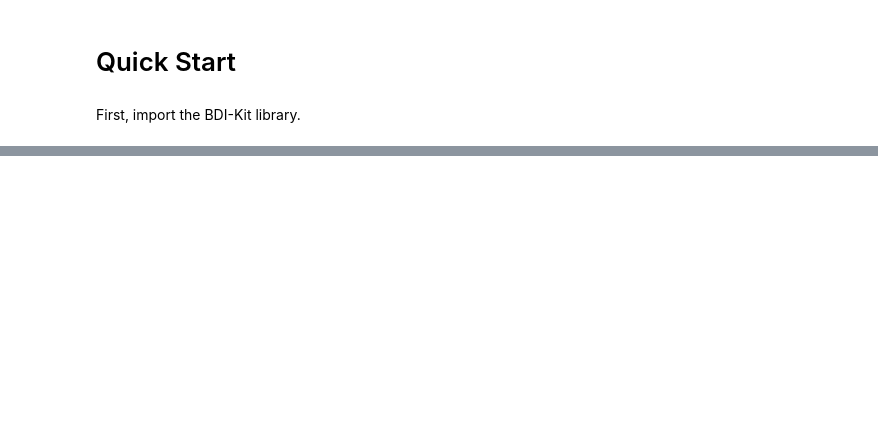
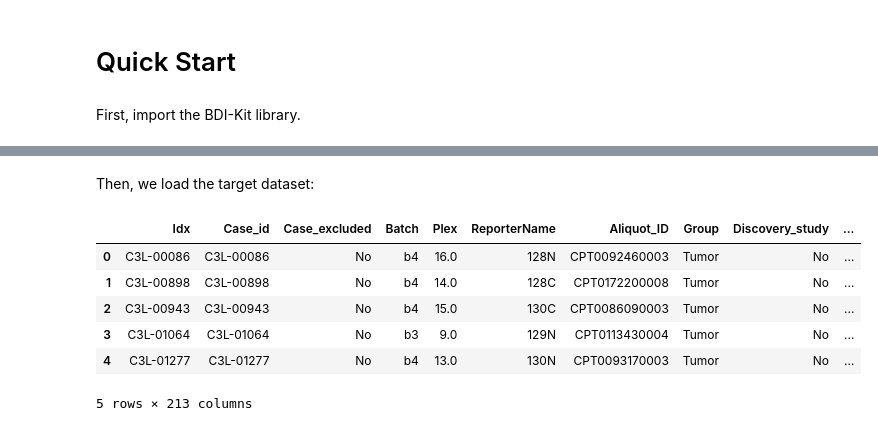
Before and after one commit to VIDA-NYU/bdi-kit, a Jupyter notebook: examples/quick-start.ipynb, the cells around one changed output, grey strips where cells are left out. Cells and saved outputs as stored; diff of their text form; code cells hidden in the pictures; blank space fills up the shorter version.

```diff
--- a/examples/quick-start.ipynb
+++ b/examples/quick-start.ipynb
@@ -24,3 +26,16 @@ dataset.head(5)
+# %% [markdown]
+Then, we load the target dataset:
+# %%
+target_dataset = pd.read_csv("./datasets/dou_2023.csv")
+target_dataset.head(5)
+# %% [output]
+|  | Idx | Case_id | Case_excluded | Batch | Plex | ReporterName | Aliquot_ID | Group | Discovery_study | ... |
+| 0 | C3L-00086 | C3L-00086 | No | b4 | 16.0 | 128N | CPT0092460003 | Tumor | No | ... |
+| 1 | C3L-00898 | C3L-00898 | No | b4 | 14.0 | 128C | CPT0172200008 | Tumor | No | ... |
+| 2 | C3L-00943 | C3L-00943 | No | b4 | 15.0 | 130C | CPT0086090003 | Tumor | No | ... |
+| 3 | C3L-01064 | C3L-01064 | No | b3 | 9.0 | 129N | CPT0113430004 | Tumor | No | ... |
+| 4 | C3L-01277 | C3L-01277 | No | b4 | 13.0 | 130N | CPT0093170003 | Tumor | No | ... |
+5 rows × 213 columns
 # %% [markdown]
 __Schema Matching__
 
```
Also changed, not shown: parts of 13 cells of this notebook, 7 other files.
